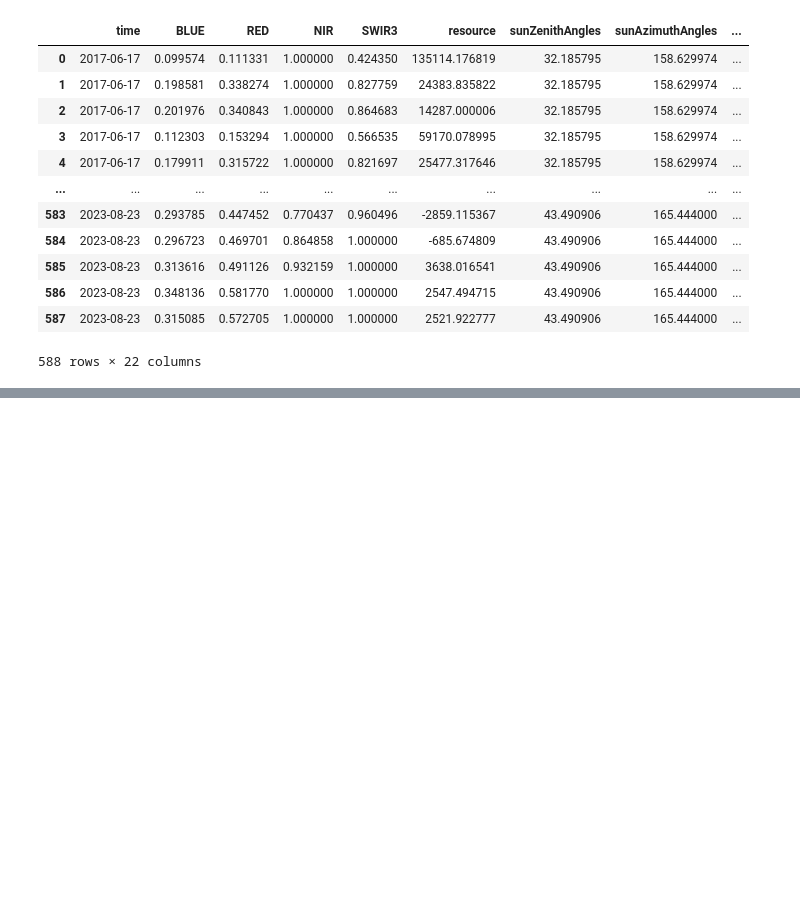
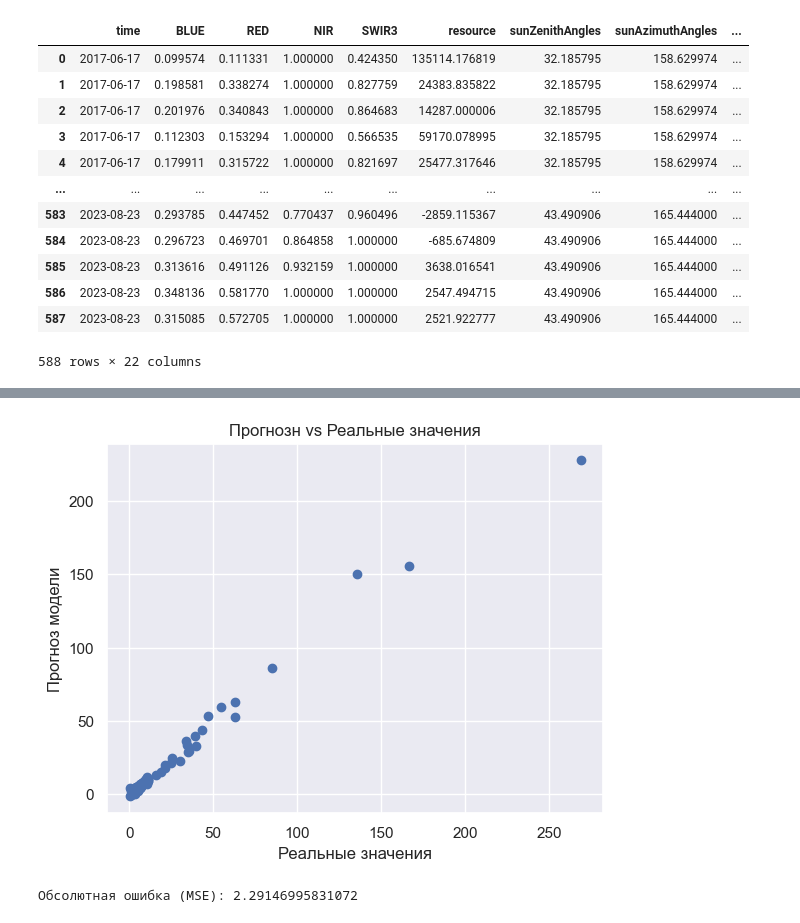
Before and after one commit to Yerlan999/CowsGPSTracker-KazATU, a Jupyter notebook: new_modules/SentinelHub Based Analysis NN model.ipynb, the cells around one changed output, grey strips where cells are left out. Drawn from its saved outputs; the diff is of its cells as text; code cells hidden in the pictures; blank space fills up the shorter version.

```diff
--- a/new_modules/SentinelHub Based Analysis NN model.ipynb
+++ b/new_modules/SentinelHub Based Analysis NN model.ipynb
@@ -1180,0 +1169,12 @@ Mean Absolute Error: 2.29146995831072
+# %%
+plt.scatter(test_df['days_left'], predictions_df)
+plt.xlabel("Реальные значения")
+plt.ylabel("Прогноз модели")
+plt.title("Прогнозн vs Реальные значения")
+plt.show()
+
+mae = mean_absolute_error(test_df['days_left'], predictions_df)
+print("Обсолютная ошибка (MSE):", mae)
+# %% [output]
+[figure, added]
+Обсолютная ошибка (MSE): 2.29146995831072
```
Also changed, not shown: parts of 17 cells of this notebook.
